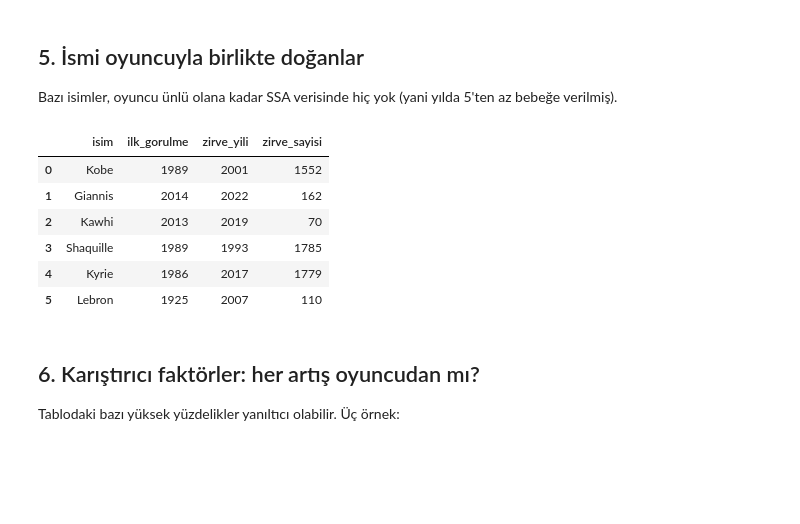
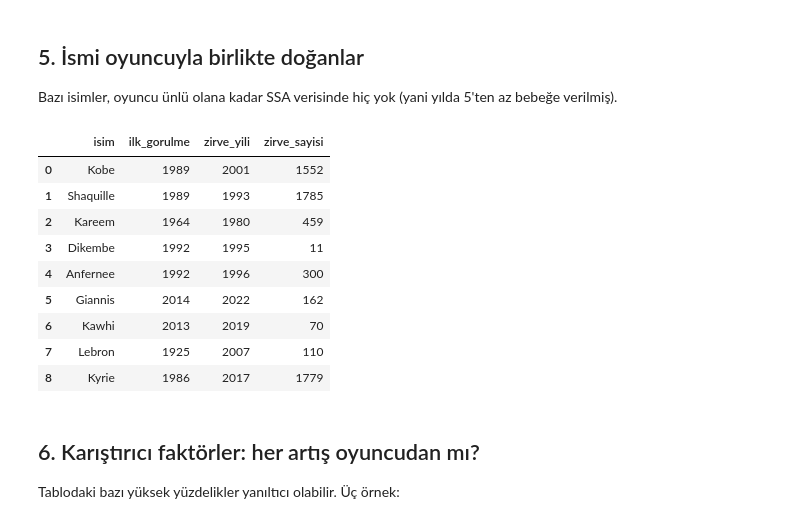
Before and after one commit to BarkinGumus/SoftITO, a Jupyter notebook: nba-kobe-etkisi/101_kobe_etkisi.ipynb, the cells around one changed output. Drawn from its saved outputs; the diff is of its cells as text; code cells hidden in the pictures; blank space fills up the shorter version.

```diff
--- a/nba-kobe-etkisi/101_kobe_etkisi.ipynb
+++ b/nba-kobe-etkisi/101_kobe_etkisi.ipynb
@@ -19,6 +19,7 @@ import numpy as np
 import matplotlib.pyplot as plt
 
 plt.rcParams.update({"font.size": 10, "axes.spines.top": False, "axes.spines.right": False})
+pd.set_option("display.width", 200)
 NAVY, GRAY, RED = "#1F4E79", "#9E9E9E", "#C62828"
 
 names = pd.read_csv("data/names_all.csv.gz")
@@ -58,7 +61,19 @@ events = pd.DataFrame([
     ("Hakeem", "Hakeem Olajuwon", 1994, "Şampiyonluk"), ("Dirk", "Dirk Nowitzki", 2011, "Şampiyonluk"),
     ("Nikola", "Nikola Jokić", 2021, "MVP"), ("Nikola", "Nikola Jokić", 2023, "Şampiyonluk"),
     ("Luka", "Luka Dončić", 2018, "Draft"), ("Zion", "Zion Williamson", 2019, "Draft"),
-    ("Stephen", "Stephen Curry", 2015, "Şampiyonluk"), ("Jordan", "Michael Jordan", 1991, "Şampiyonluk"),
+    ("Stephen", "Stephen Curry", 2015, "Şampiyonluk"),
+    # Megastarlar
+    ("Jordan", "Michael Jordan", 1984, "Draft"), ("Jordan", "Michael Jordan", 1991, "Şampiyonluk"),
+    ("Michael", "Michael Jordan", 1984, "Draft"), ("Michael", "Michael Jordan", 1991, "Şampiyonluk"),
+    ("Earvin", "Magic Johnson", 1979, "Draft"), ("Earvin", "Magic Johnson", 1980, "Şampiyonluk"),
+    ("Earvin", "Magic Johnson", 1991, "Emeklilik"),
+    ("Larry", "Larry Bird", 1978, "Draft"), ("Larry", "Larry Bird", 1981, "Şampiyonluk"), ("Larry", "Larry Bird", 1984, "MVP"),
+    ("Kareem", "Kareem Abdul-Jabbar", 1971, "İsim değişikliği"),
+    ("Isiah", "Isiah Thomas", 1981, "Draft"), ("Isiah", "Isiah Thomas", 1989, "Şampiyonluk"),
+    # 90'lar ve 2000'lerin dikkat çeken isimleri
+    ("Dikembe", "Dikembe Mutombo", 1991, "Draft"), ("Latrell", "Latrell Sprewell", 1992, "Draft"),
+    ("Anfernee", "Anfernee 'Penny' Hardaway", 1993, "Draft"), ("Amare", "Amar'e Stoudemire", 2002, "Draft"),
+    ("Dwyane", "Dwyane Wade", 2003, "Draft"), ("Dwyane", "Dwyane Wade", 2006, "Şampiyonluk"),
 ], columns=["isim", "oyuncu", "yil", "olay"])
 events
 # %% [output]
@@ -133,0 +151,20 @@ plt.tight_layout(); plt.savefig("images/small_multiples.png", dpi=200); plt.show
+# %%
+mega = [("Jordan", "Michael Jordan"), ("Michael", "Michael Jordan"), ("Earvin", "Magic Johnson"),
+        ("Larry", "Larry Bird"), ("Kareem", "Kareem Abdul-Jabbar"), ("Isiah", "Isiah Thomas")]
+fig, axes = plt.subplots(2, 3, figsize=(13, 6.5), sharex=True)
+for ax, (n, p) in zip(axes.flat, mega):
+    s = counts.loc[n, 1965:2005]
+    ax.plot(s.index, s.values, color=NAVY, lw=1.8)
+    for _, r in events[events.isim == n].iterrows():
+        ax.axvline(r.yil, color=GRAY, ls="--", lw=1)
+        ax.text(r.yil - 0.4, 0.97, r.olay, fontsize=7.5, color="#555", va="top", ha="right", rotation=90,
+                transform=ax.get_xaxis_transform())
+    ax.set_title(f"{n}  ({p})", loc="left", fontsize=10, fontweight="bold")
+    ax.grid(axis="y", alpha=0.3)
+fig.supylabel("Bebek sayısı")
+fig.suptitle("Megastarların isimleri (1965–2005)", x=0.01, ha="left", fontweight="bold")
+plt.tight_layout(); plt.savefig("images/megastars.png", dpi=200); plt.show()
+
+for n, ys in {"Kareem": [1970, 1971, 1972], "Isiah": [1980, 1981, 1988, 1989, 1990], "Earvin": [1990, 1991, 1992, 1993],
+              "Jordan": [1983, 1984, 1990, 1991]}.items():
+    print(n, {y: int(counts.loc[n, y]) for y in ys})
@@ -234,17 +290,20 @@ plt.tight_layout(); plt.savefig("images/event_percentiles.png", dpi=200); plt.sh
 Bazı isimler, oyuncu ünlü olana kadar SSA verisinde hiç yok (yani yılda 5'ten az bebeğe verilmiş).
 # %%
 first = pd.DataFrame([(n, int(counts.loc[n][counts.loc[n] > 0].index.min()), int(counts.loc[n].idxmax()), int(counts.loc[n].max()))
-                      for n in ["Kobe", "Giannis", "Kawhi", "Shaquille", "Kyrie", "Lebron"]],
+                      for n in ["Kobe", "Shaquille", "Kareem", "Dikembe", "Anfernee", "Giannis", "Kawhi", "Lebron", "Kyrie"]],
                      columns=["isim", "ilk_gorulme", "zirve_yili", "zirve_sayisi"])
 first
 # %% [output]
 |  | isim | ilk_gorulme | zirve_yili | zirve_sayisi |
 | 0 | Kobe | 1989 | 2001 | 1552 |
-| 1 | Giannis | 2014 | 2022 | 162 |
-| 2 | Kawhi | 2013 | 2019 | 70 |
-| 3 | Shaquille | 1989 | 1993 | 1785 |
-| 4 | Kyrie | 1986 | 2017 | 1779 |
-| 5 | Lebron | 1925 | 2007 | 110 |
+| 1 | Shaquille | 1989 | 1993 | 1785 |
+| 2 | Kareem | 1964 | 1980 | 459 |
+| 3 | Dikembe | 1992 | 1995 | 11 |
+| 4 | Anfernee | 1992 | 1996 | 300 |
+| 5 | Giannis | 2014 | 2022 | 162 |
+| 6 | Kawhi | 2013 | 2019 | 70 |
+| 7 | Lebron | 1925 | 2007 | 110 |
+| 8 | Kyrie | 1986 | 2017 | 1779 |
 # %% [markdown]
 ## 6. Karıştırıcı faktörler: her artış oyuncudan mı?
 
```
Also changed, not shown: parts of 10 cells of this notebook, 3 other files.
